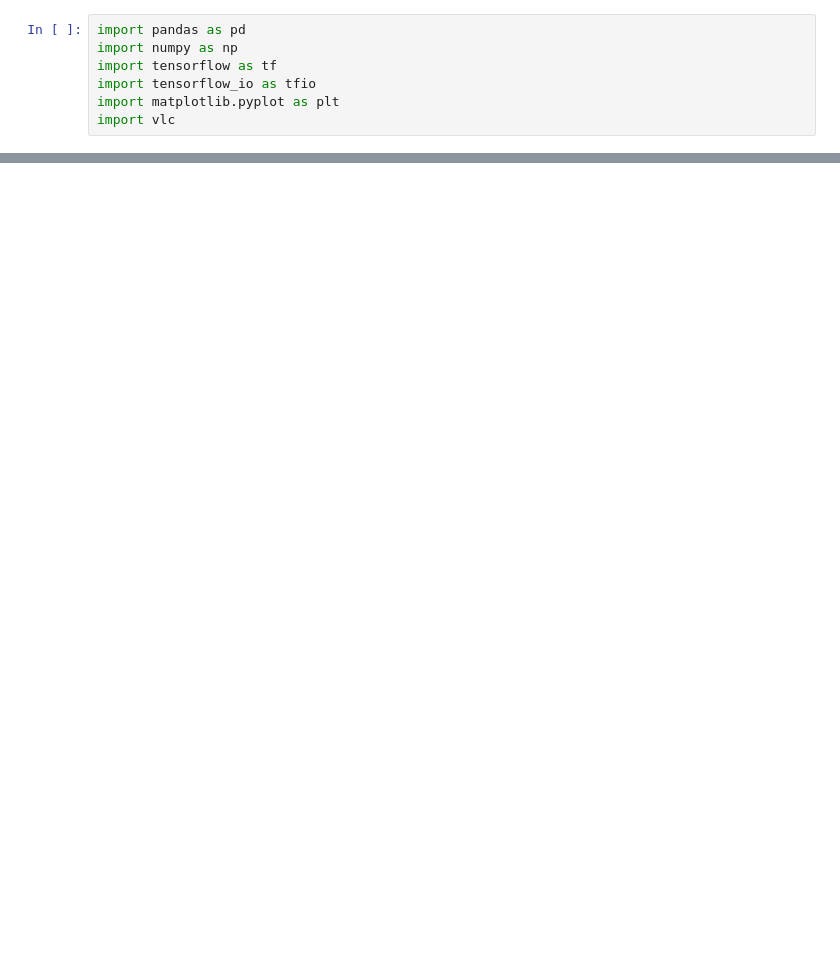
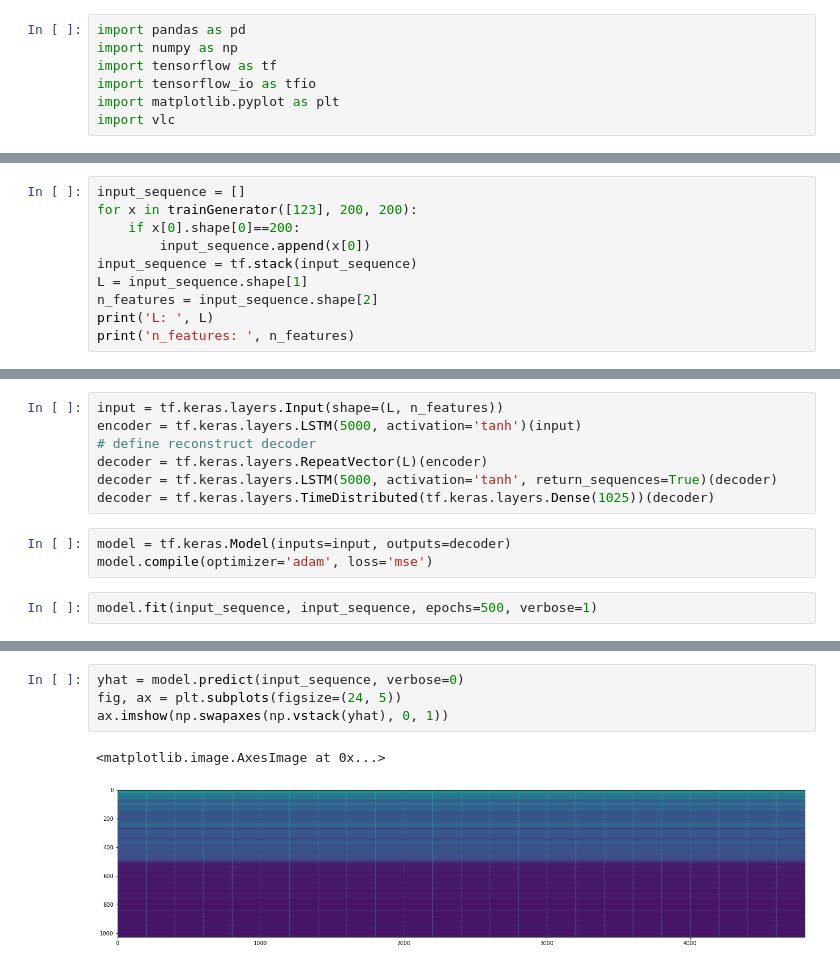
Before and after one commit to Stsh4lson/speech-to-age-gender, a Jupyter notebook: spacing.ipynb, the cells around one changed output, grey strips where cells are left out. Saved outputs shown, nothing was run; the diff lists cells and outputs as text; blank space fills up the shorter version.

Commit message:
added generator and first lstm autoencoder but does not work well

```diff
--- a/spacing.ipynb
+++ b/spacing.ipynb
@@ -37,0 +38,10 @@ def trainGenerator(case_nums, batch_size):
+# %%
+input_sequence = []
+for x in trainGenerator([123], 200, 200):
+    if x[0].shape[0]==200:
+        input_sequence.append(x[0])
+input_sequence = tf.stack(input_sequence)
+L = input_sequence.shape[1]
+n_features = input_sequence.shape[2]
+print('L: ', L)
+print('n_features: ', n_features)
@@ -37,0 +51,12 @@ def trainGenerator(case_nums, batch_size):
+# %%
+input = tf.keras.layers.Input(shape=(L, n_features))
+encoder = tf.keras.layers.LSTM(5000, activation='tanh')(input)
+# define reconstruct decoder
+decoder = tf.keras.layers.RepeatVector(L)(encoder)
+decoder = tf.keras.layers.LSTM(5000, activation='tanh', return_sequences=True)(decoder)
+decoder = tf.keras.layers.TimeDistributed(tf.keras.layers.Dense(1025))(decoder)
+# %%
+model = tf.keras.Model(inputs=input, outputs=decoder)
+model.compile(optimizer='adam', loss='mse')
+# %%
+model.fit(input_sequence, input_sequence, epochs=500, verbose=1)
@@ -37,0 +82,7 @@ def trainGenerator(case_nums, batch_size):
+# %%
+yhat = model.predict(input_sequence, verbose=0)
+fig, ax = plt.subplots(figsize=(24, 5))
+ax.imshow(np.swapaxes(np.vstack(yhat), 0, 1))
+# %% [output]
+<matplotlib.image.AxesImage at 0x...>
+[figure, added]
```
Also changed, not shown: parts of 5 cells of this notebook, 5 other files.
